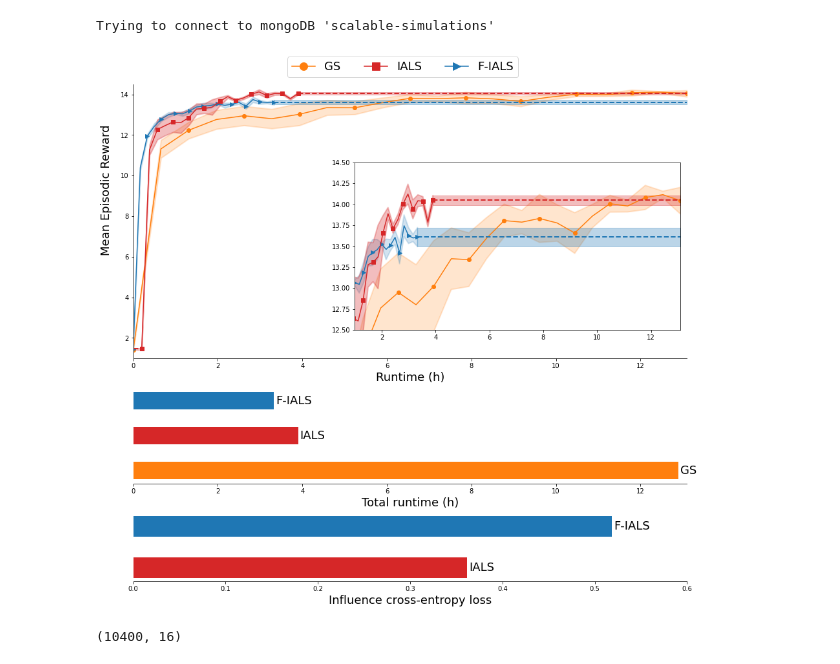
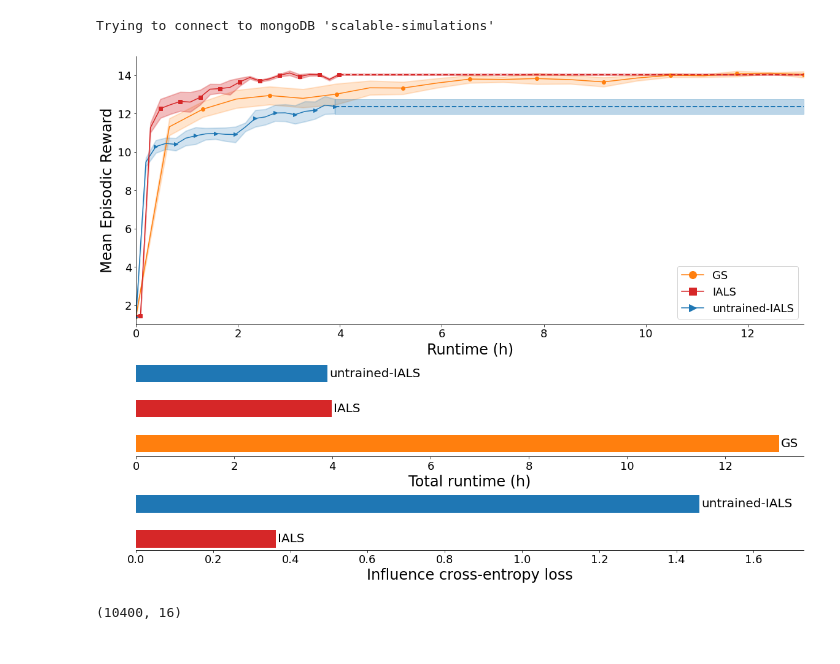
Before and after one commit to INFLUENCEorg/IALS, a Jupyter notebook: plots/warehouse.ipynb, the cells around one changed output. Cells and saved outputs as stored; diff of their text form; code cells hidden in the pictures.

```diff
--- a/plots/warehouse.ipynb
+++ b/plots/warehouse.ipynb
@@ -44,7 +44,9 @@ local_stds.append(np.std(local_values, axis=0)/np.sqrt(len(local_values)))
 
 
 fixed_values = []
-fixed_ids = [4064, 4065, 4066, 4067, 4068]
+# fixed_ids = [4064, 4065, 4066, 4067, 4068]
+# fixed_ids = [4856, 4855, 4854, 4853, 4852]
+fixed_ids = [4798, 4797, 4796, 4795, 4794]
 for id in fixed_ids:
     fixed_values.append(db.get_collection("metrics").find_one({'run_id': id, 'name': 'mean episodic return'})['values'])
 fixed_means.append(np.mean(fixed_values, axis=0))
@@ -57,14 +59,19 @@ fixed_stds.append(np.std(fixed_values, axis=0)/np.sqrt(len(fixed_values)))
 #     fixed_values2.append(db.get_collection("metrics").find_one({'run_id': id, 'name': 'mean episodic return'})['values'])
 # fixed_mean2 = np.mean(fixed_values2, axis=0)
 # fixed_std2 = np.std(fixed_values2, axis=0)/np.sqrt(len(fixed_values2))
+
+agent_training_time_GS = 13.1
+agent_training_time_IALS = 3.9
+AIP_training_time = 207.17/3600
+data_collection_time = 111.89/3600
 # %%
 # plt.figure(figsize=(18, 18))
-fig, ax = plt.subplots(3,1, figsize=(14,12), gridspec_kw={'height_ratios': [2, 0.7, 0.5]}, constrained_layout = True)
-plt.subplots_adjust(left=0.05, bottom=0.05, right=None, top=0.94, wspace=None, hspace=None)
+fig, ax = plt.subplots(3,1, figsize=(16,12), gridspec_kw={'height_ratios': [1.4, 0.5, 0.3]}, constrained_layout = True)
+# plt.subplots_adjust(left=0.05, bottom=0.05, right=None, top=0.94, wspace=None, hspace=0.3)
 
-ax = np.append(ax, plt.axes([.39, .5, .5, .3]))
+# ax = np.append(ax, plt.axes([.39, .5, .5, .3]))
 
-for i in [0, 3]:
+for i in [0]:#, 3]:
 
     local_mean = local_means[0]
     local_std = local_stds[0]
@@ -74,82 +81,92 @@ for i in [0, 3]:
     fixed_std = fixed_stds[0]
 
     # GLOBAL
-    times = np.linspace(0, 13.1, 21)
+    times = np.linspace(0, agent_training_time_GS, 21)
     ax[i].plot(times, global_mean, color='C1', label='GS', marker='o', markevery=2)
     ax[i].fill_between(times, global_mean-global_std, global_mean+global_std, alpha=0.2, color='C1', linewidth=2)
 
     # FIXED
-    times = np.linspace(0, 3.33, 21)
-    ax[i].plot(times, fixed_mean, color='C0', label='F-IALS', marker='>', markevery=2)
+    # times = np.linspace(0, 3.33, 21)
+    times = local_times = np.linspace(0, agent_training_time_IALS, 21)
+    ax[i].plot(times, fixed_mean, color='C0', label='untrained-IALS', marker='>', markevery=2)
     ax[i].fill_between(times, fixed_mean-fixed_std, fixed_mean+fixed_std, alpha=0.2, color='C0', linewidth=2)
 
-    times = np.linspace(3.33, 13.1, 2)
+    # times = np.linspace(3.33, 13.1, 2)
+    times = np.linspace(agent_training_time_IALS, agent_training_time_GS, 2)
     values = np.array([np.mean(fixed_mean[-1:]), np.mean(fixed_mean[-1:])])
     std = np.array([np.mean(fixed_std[-1:]), np.mean(fixed_std[-1:])])
     ax[i].plot(times, values, color='C0', linestyle='dashed', linewidth=2)
     ax[i].fill_between(times, values-std, values+std, alpha=0.3, color='C0')
 
 
+
     # LOCAL
-    times = np.linspace(0, 0.2, 2)
+    times = np.linspace(0, AIP_training_time + data_collection_time, 2)
     values = np.array([np.mean(local_mean[0]), np.mean(local_mean[0])])
     std = np.array([np.mean(local_std[0]), np.mean(local_std[0])])
     ax[i].plot(times, values, color='C3', linestyle='dashed', linewidth=2)
     ax[i].fill_between(times, values-std, values+std, alpha=0.3, color='C3')
 
-    local_times = np.linspace(0.2, 3.9, 21)
+    local_times = np.linspace(AIP_training_time + data_collection_time, agent_training_time_IALS + AIP_training_time + data_collection_time, 21)
     ax[i].plot(local_times, local_mean, color='C3', label='IALS', marker='s', markevery=2)
     ax[i].fill_between(local_times, local_mean-local_std, local_mean+local_std, alpha=0.3, color='C3', linewidth=2)
 
-    times = np.linspace(3.9, 13.1, 2)
+    times = np.linspace(agent_training_time_IALS + AIP_training_time + data_collection_time, agent_training_time_GS, 2)
     values = np.array([np.mean(local_mean[-1:]), np.mean(local_mean[-1:])])
     std = np.array([np.mean(local_std[-1:]), np.mean(local_std[-1:])])
     ax[i].plot(times, values, color='C3', linestyle='dashed', linewidth=2)
     ax[i].fill_between(times, values-std, values+std, alpha=0.3, color='C3')
-    ax[0].set_xlabel('Runtime (h)', fontsize=18)
+    ax[0].set_xlabel('Runtime (h)', fontsize=24)
+    ax[0].set_ylabel('Mean Episodic Reward', fontsize=24)
+    ax[0].tick_params(labelsize=18)
 
     if i == 3:
         ax[i].set_xlim(1, 13.1)
         ax[i].set_ylim(12.5,14.5)
     else:
         ax[i].set_xlim(0, 13.1)
         ax[i].set_ylim(1,14.5)
         # ax[i].axes.get_xaxis().set_visible(False)
         ax[i].spines['right'].set_visible(False)
         ax[i].spines['top'].set_visible(False)
 
 
-fig.text(0, 0.75, 'Mean Episodic Reward', va='center', rotation='vertical', fontsize=18)
+# fig.text(0, 0.75, 'Mean Episodic Reward', va='center', rotation='vertical', fontsize=18)
 # RUNTIMES BAR PLOT
-barh = ax[1].barh([0,1,2],[12.9, 3.9, 3.33], height=0.5, color=['C1', 'C3', 'C0'])
-ax[1].set_xlabel('Total runtime (h)', fontsize=18)
+# barh = ax[1].barh([0,1,2],[12.9, 3.9, 3.33], height=0.5, color=['C1', 'C3', 'C0'])
+barh = ax[1].barh([0,1,2],[agent_training_time_GS, data_collection_time + AIP_training_time + agent_training_time_IALS, agent_training_time_IALS], height=0.5, color=['C1', 'C3', 'C0'])
+ax[1].set_xlabel('Total runtime (h)', fontsize=24)
 ax[1].axes.get_yaxis().set_visible(False)
 ax[1].spines['right'].set_visible(False)
 ax[1].spines['top'].set_visible(False)
 ax[1].spines['left'].set_visible(False)
-ax[1].set_xlim(0, 13.1)
-ax[1].bar_label(barh, labels=['GS', 'IALS', 'F-IALS'], fontsize=18, padding=3)
+ax[1].set_xlim(0, 13.6)
+# ax[1].bar_label(barh, labels=['GS', 'IALS', 'F-IALS'], fontsize=18, padding=3)
+ax[1].bar_label(barh, labels=['GS', 'IALS', 'untrained-IALS'], fontsize=20, padding=3)
 # ax[1].set_frame_on(False)
+ax[1].tick_params(labelsize=18)
 
 # CROSSENTROPY LOSS
-barh = ax[2].barh([0,1],[0.3619, 0.5188], height=0.5, color=['C3', 'C0', 'C2'])
-ax[2].set_xlabel('Influence cross-entropy loss', fontsize=18)
+# barh = ax[2].barh([0,1],[0.3619, 0.5188], height=0.5, color=['C3', 'C0', 'C2'])
+barh = ax[2].barh([0,1],[0.3619, 1.46], height=0.5, color=['C3', 'C0', 'C2'])
+ax[2].set_xlabel('Influence cross-entropy loss', fontsize=24)
 ax[2].axes.get_yaxis().set_visible(False)
 ax[2].spines['right'].set_visible(False)
 ax[2].spines['top'].set_visible(False)
 ax[2].spines['left'].set_visible(False)
-ax[2].set_xlim(0, 0.6)
-ax[2].bar_label(barh, labels=['IALS', 'F-IALS'], fontsize=18, padding=3)
+ax[2].set_xlim(0, 1.73)
+ax[2].bar_label(barh, labels=['IALS', 'untrained-IALS'], fontsize=20, padding=3)
+ax[2].tick_params(labelsize=18)
 
 pos = [0,2,1]
 handles, labels = ax[0].get_legend_handles_labels()
 handles = np.array(handles)[pos]
 labels = np.array(labels)[pos]
-fig.legend(handles, labels, bbox_to_anchor = [0.65, 1], ncol=4, fontsize=18, markerscale=2)
-ax[0].set_ylim(1,14.5)
+ax[0].legend(handles, labels, loc=4, ncol=1, fontsize=18, markerscale=2) #bbox_to_anchor = [0.65, 1]
+ax[0].set_ylim(1,15)
 plt.savefig('warehouse_plot.pdf')
 # %% [output]
-[figure, old version]
+[figure, new version]
 # %%
 import numpy as np
 targets = np.genfromtxt('../influence/data/warehouse/4063/targets.csv', delimiter=',')
```
Also changed, not shown: 21 other files.
